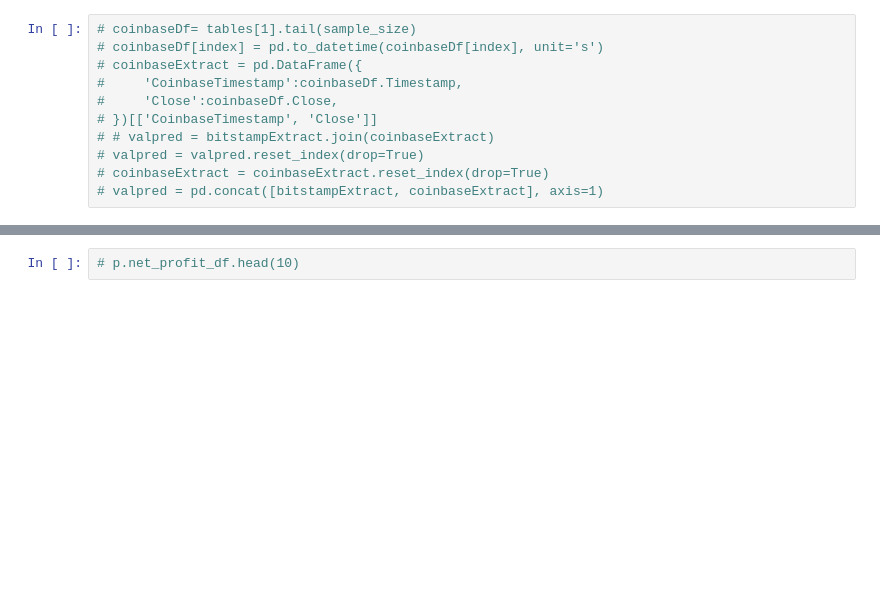
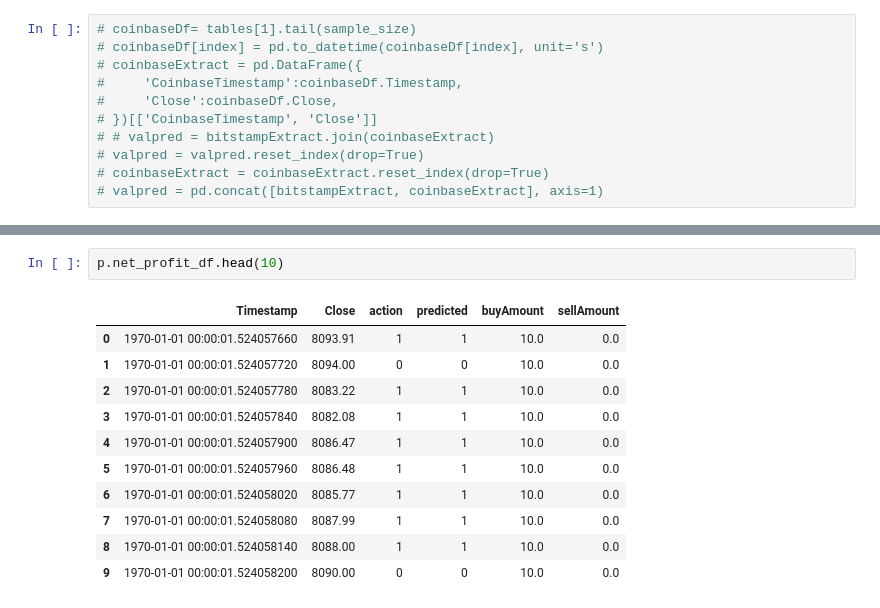
Before and after one commit to iaghidro/stock-predictor, a Jupyter notebook: notebook-files/backtester.ipynb, the cells around one changed output, grey strips where cells are left out. Cells and saved outputs as stored; diff of their text form; blank space fills up the shorter version.

```diff
--- a/notebook-files/backtester.ipynb
+++ b/notebook-files/backtester.ipynb
@@ -404,3 +442,15 @@ p.plot_profit(p.net_profit_df)
 # %%
-# p.net_profit_df.head(10)
+p.net_profit_df.head(10)
+# %% [output]
+|  | Timestamp | Close | action | predicted | buyAmount | sellAmount |
+| 0 | 1970-01-01 00:00:01.524057660 | 8093.91 | 1 | 1 | 10.0 | 0.0 |
+| 1 | 1970-01-01 00:00:01.524057720 | 8094.00 | 0 | 0 | 10.0 | 0.0 |
+| 2 | 1970-01-01 00:00:01.524057780 | 8083.22 | 1 | 1 | 10.0 | 0.0 |
+| 3 | 1970-01-01 00:00:01.524057840 | 8082.08 | 1 | 1 | 10.0 | 0.0 |
+| 4 | 1970-01-01 00:00:01.524057900 | 8086.47 | 1 | 1 | 10.0 | 0.0 |
+| 5 | 1970-01-01 00:00:01.524057960 | 8086.48 | 1 | 1 | 10.0 | 0.0 |
+| 6 | 1970-01-01 00:00:01.524058020 | 8085.77 | 1 | 1 | 10.0 | 0.0 |
+| 7 | 1970-01-01 00:00:01.524058080 | 8087.99 | 1 | 1 | 10.0 | 0.0 |
+| 8 | 1970-01-01 00:00:01.524058140 | 8088.00 | 1 | 1 | 10.0 | 0.0 |
+| 9 | 1970-01-01 00:00:01.524058200 | 8090.00 | 0 | 0 | 10.0 | 0.0 |
 # %%
```
Also changed, not shown: parts of 12 cells of this notebook, 4 other files.
